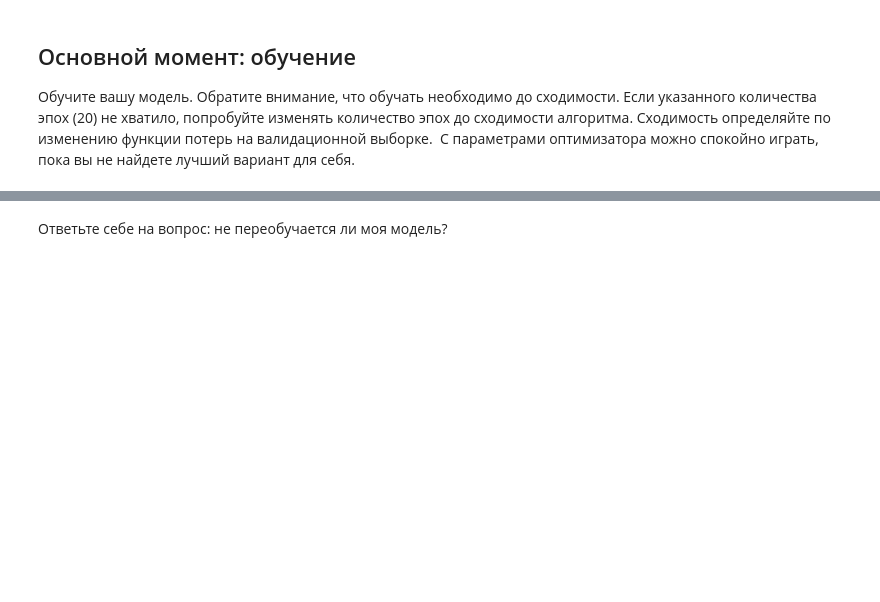
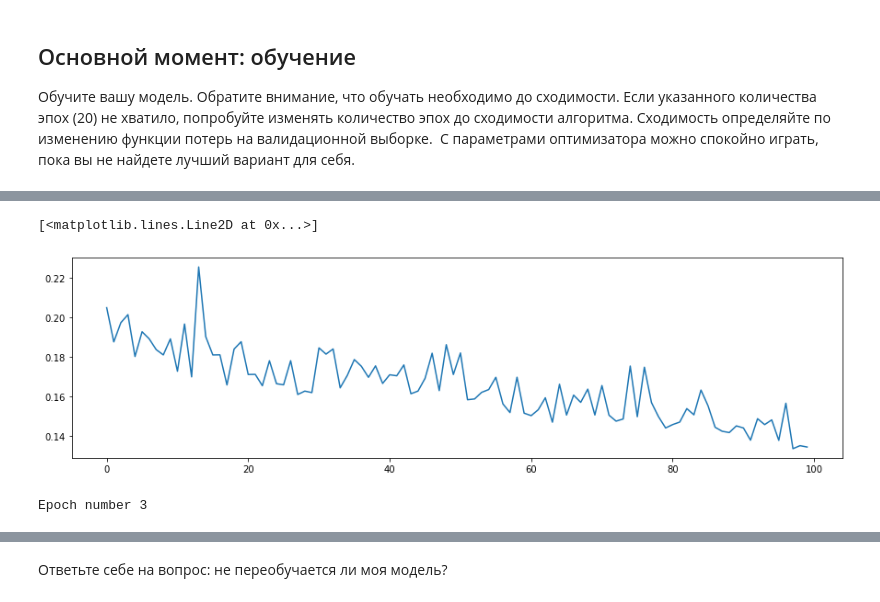
Before and after one commit to Hacker1337/DeepLearningSchool, a Jupyter notebook: 16 segmentation/[hw]semantic_segmentation.ipynb, the cells around one changed output, grey strips where cells are left out. Cells and saved outputs as stored; diff of their text form; code cells hidden in the pictures; blank space fills up the shorter version.

```diff
--- a/16 segmentation/[hw]semantic_segmentation.ipynb
+++ b/16 segmentation/[hw]semantic_segmentation.ipynb
@@ -536,0 +507,15 @@ torch.Size([25, 3, 256, 256])
+# %%
+plt.plot((t_loss))
+# %% [output]
+[<matplotlib.lines.Line2D at 0x...>]
+[figure, added]
+# %%
+# reseting traing
+checkpoint = torch.load("check/model3.pt")
+model.load_state_dict(checkpoint['model_state_dict'])
+optim.load_state_dict(checkpoint['optimizer_state_dict'])
+epoch = checkpoint['epoch']
+t_loss = checkpoint['loss']
+print("Reseted poch number", epoch)
+# %% [output]
+Epoch number 3
```
Also changed, not shown: parts of 16 cells of this notebook, 6 other files.
